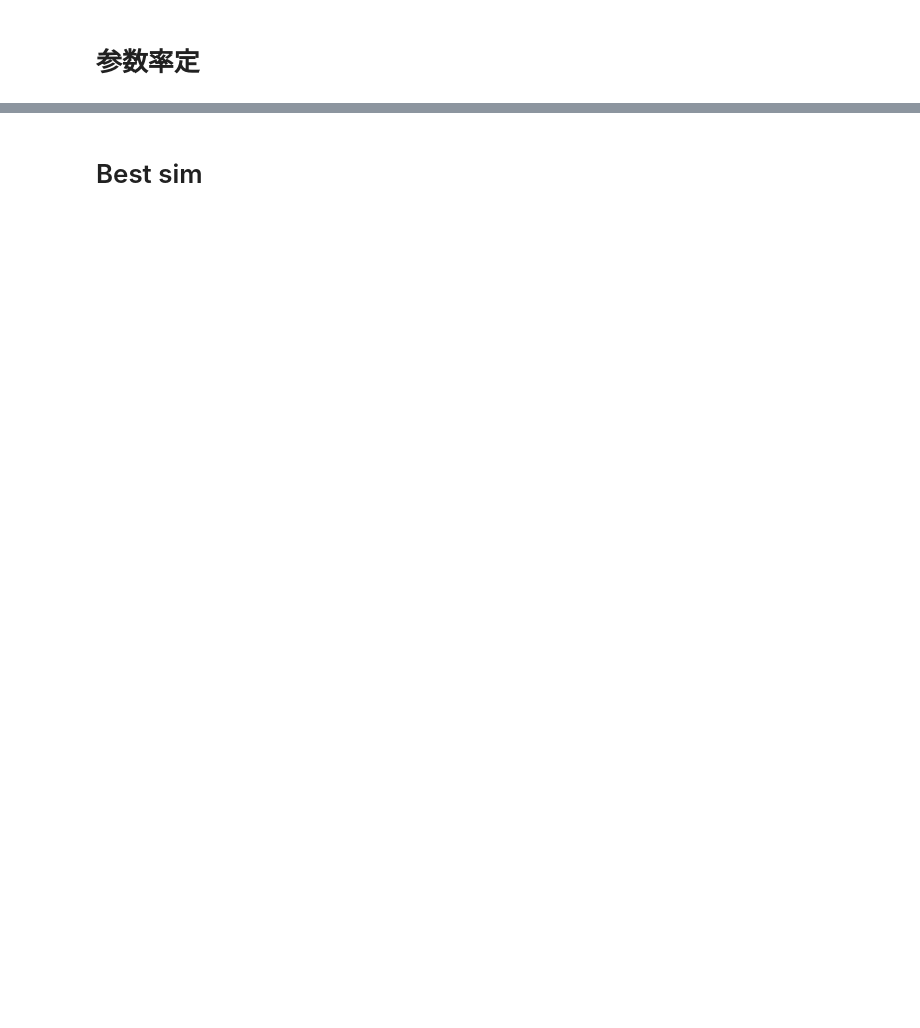
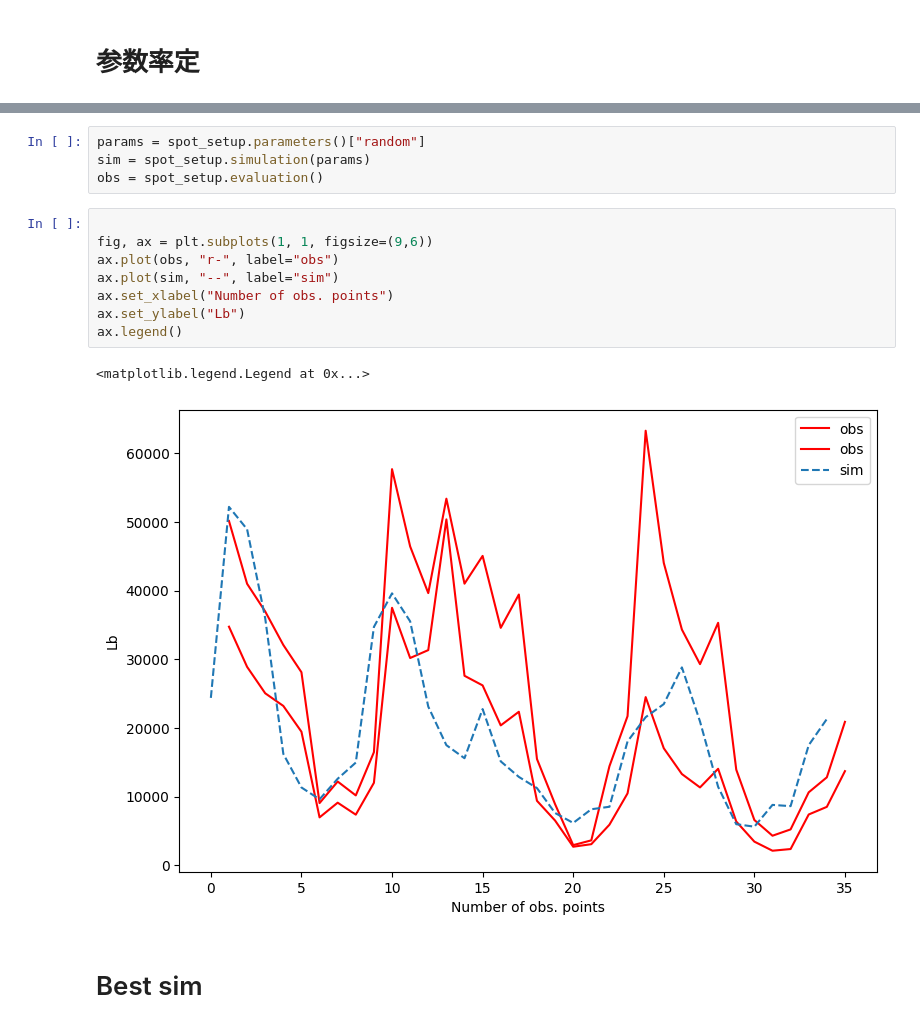
Before and after one commit to ShuaiGe57/SPOTPY-and-pySWATPlus, a Jupyter notebook: Cal.ipynb, the cells around one changed output, grey strips where cells are left out. Saved outputs shown, nothing was run; the diff lists cells and outputs as text; blank space fills up the shorter version.

```diff
--- a/Cal.ipynb
+++ b/Cal.ipynb
@@ -373,3 +360,18 @@ soil_k: 1949.67
+# %%
+params = spot_setup.parameters()["random"]
+sim = spot_setup.simulation(params)
+obs = spot_setup.evaluation()
+# %%
+
+fig, ax = plt.subplots(1, 1, figsize=(9,6))
+ax.plot(obs, "r-", label="obs")
+ax.plot(sim, "--", label="sim")
+ax.set_xlabel("Number of obs. points")
+ax.set_ylabel("Lb")
+ax.legend()
+# %% [output]
+<matplotlib.legend.Legend at 0x...>
+[figure, added]
 # %% [markdown]
 # Best sim
 # %%
```
Also changed, not shown: parts of 5 cells of this notebook, 5 other files.
